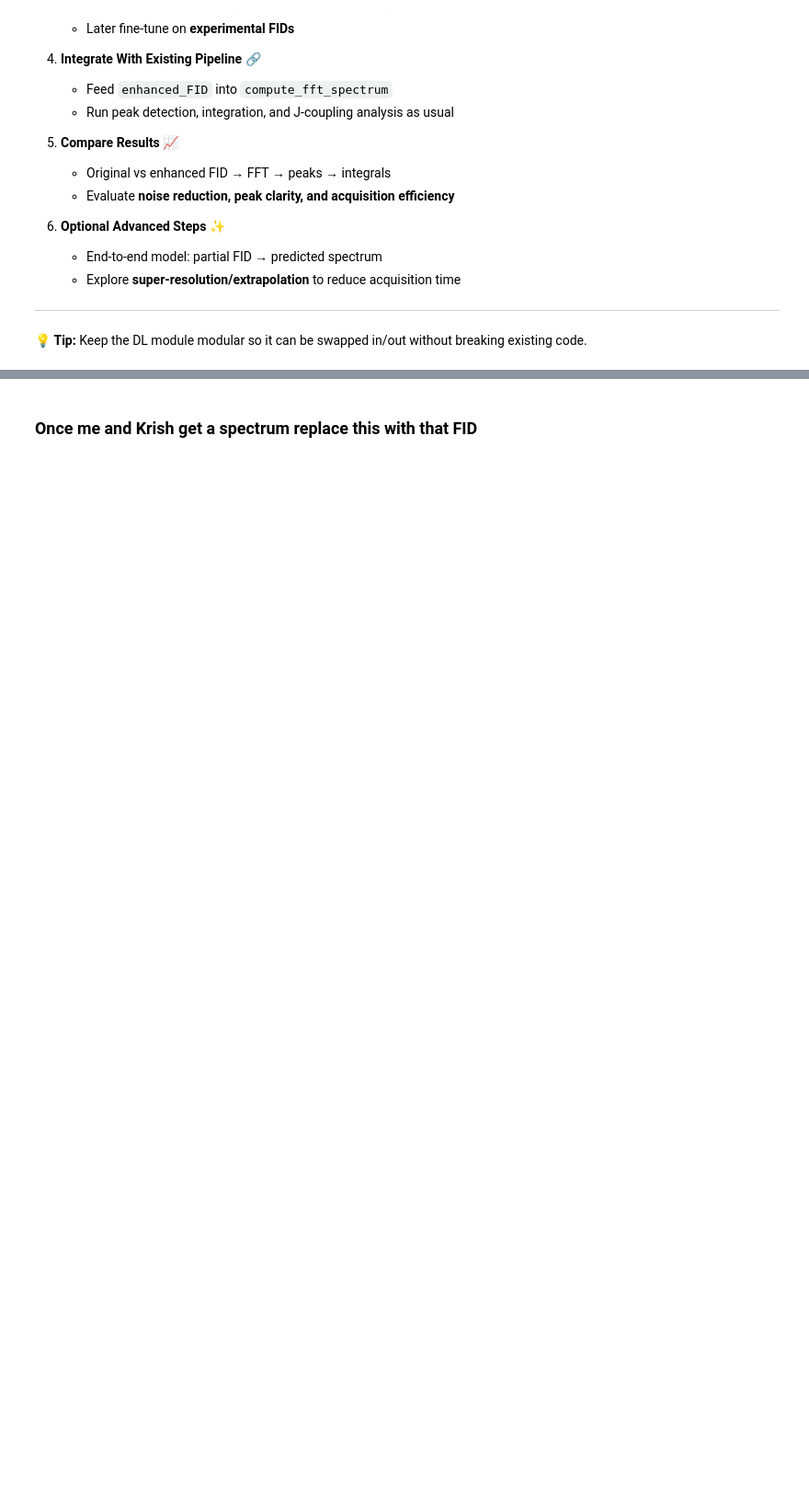
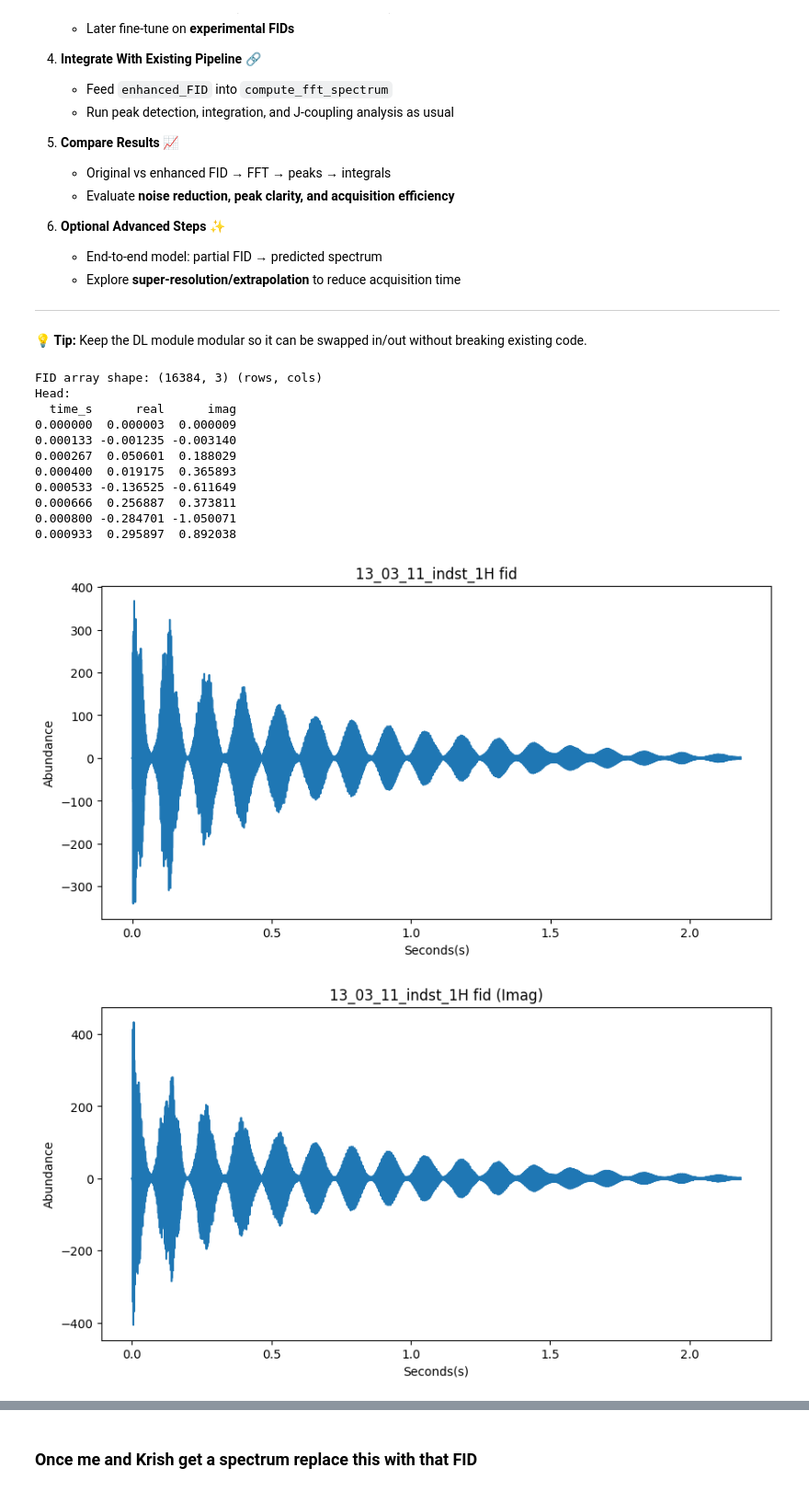
Before and after one commit to Quintinlf/NMR-Project, a Jupyter notebook: deep_learning_model.ipynb, the cells around one changed output, grey strips where cells are left out. Shown at 92% size. Cells and saved outputs as stored; diff of their text form; code cells hidden in the pictures; blank space fills up the shorter version.

```diff
--- a/deep_learning_model.ipynb
+++ b/deep_learning_model.ipynb
@@ -36,0 +59,52 @@ import numpy as np
+# %%
+# ---- 1) Load FID (reuse existing "data" if present; otherwise fetch via URL) ----
+URL = r"https://raw.githubusercontent.com/Quintinlf/NMR-Project/main/spring_semester_2025/13_03_11_indst_1H%20fid.asc"
+try:
+    if 'data' not in globals():
+        df, name = nmr.load_fid_and_preview(URL)
+        data = df if isinstance(df, np.ndarray) else df.to_numpy()
+except Exception as e:
+    if 'data' not in globals():
+        raise RuntimeError(f"Could not load FID from URL and no existing 'data' found: {e}")
+
+# Expect columns: [time(s), real, imag?]
+if data.shape[1] < 2:
+    raise ValueError("Expected at least time and real columns in FID data.")
+if data.shape[1] < 3:
+    real = data[:, 1:2].astype(np.float32)
+    imag = np.zeros_like(real, dtype=np.float32)
+    sig = np.concatenate([real, imag], axis=1).T  # (2, L)
+else:
+    sig = data[:, 1:3].astype(np.float32).T  # (2, L)
+
+# ---- Preview: head + spring-style plot ----
+print(f"FID array shape: {data.shape} (rows, cols)")
+cols = ['time_s', 'real'] + (['imag'] if data.shape[1] >= 3 else [])
+head_n = 8
+try:
+    import pandas as pd
+    df_preview = pd.DataFrame(data[:head_n, :len(cols)], columns=cols)
+    print("Head:")
+    print(df_preview.to_string(index=False))
+except Exception:
+    print("Head (numpy):")
+    print(data[:head_n, :min(3, data.shape[1])])
+
+title = name if 'name' in globals() else 'Raw FID'
+nmr.plot_fid(data, title=title, xcol=0, ycol=1, xlabel='Seconds(s)', ylabel='Abundance', invert_x=False)
+if data.shape[1] >= 3:
+    nmr.plot_fid(data, title=f"{title} (Imag)", xcol=0, ycol=2, xlabel='Seconds(s)', ylabel='Abundance', invert_x=False)
+# %% [output]
+FID array shape: (16384, 3) (rows, cols)
+Head:
+  time_s      real      imag
+0.000000  0.000003  0.000009
+0.000133 -0.001235 -0.003140
+0.000267  0.050601  0.188029
+0.000400  0.019175  0.365893
+0.000533 -0.136525 -0.611649
+0.000666  0.256887  0.373811
+0.000800 -0.284701 -1.050071
+0.000933  0.295897  0.892038
+[figure, added]
+[figure, added]
```
Also changed, not shown: parts of 14 cells of this notebook, 9 other files.
